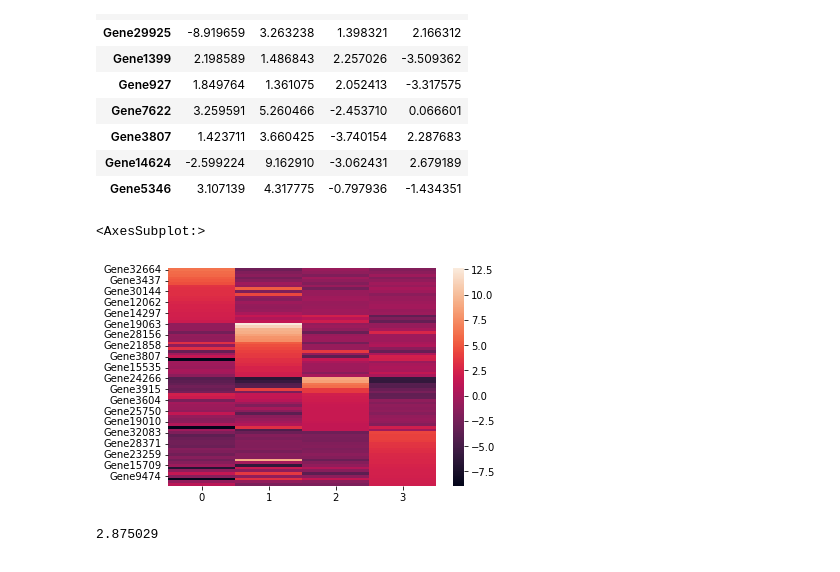
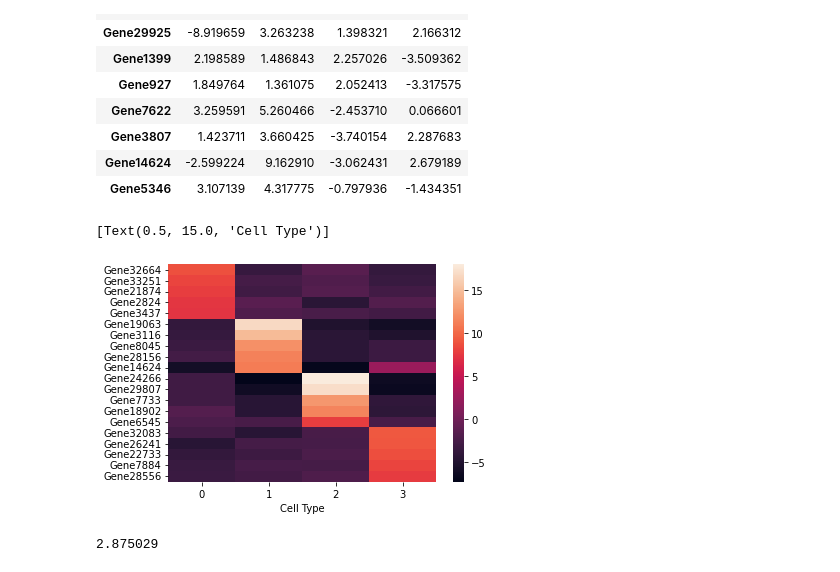
Before and after one commit to lewinsohndp/scSHARP, a Jupyter notebook: interpretation_analysis.ipynb, the cells around one changed output. Saved outputs shown, nothing was run; the diff lists cells and outputs as text; code cells hidden in the pictures.

```diff
--- a/interpretation_analysis.ipynb
+++ b/interpretation_analysis.ipynb
@@ -57,5 +57,5 @@ test_dataset  = torch.utils.data.TensorDataset(torch.tensor(X), torch.tensor(rea
 test_dataloader = torch.utils.data.DataLoader(test_dataset, batch_size=50, shuffle=False)
 # %%
 m = GCNModel("configs/2_40.txt", 2, dropout=0.0)
-m.train(dataloader, 10)
+m.train(dataloader, 150)
 # %% [output]
@@ -86,8 +103,8 @@ int_df = utilities.run_interpretation(m, X, rpca, final_preds, counts.columns.to
 # %%
-keep_genes = int_df.sort_values(0, ascending=False).head(20).index.tolist()
-keep_genes += int_df.sort_values(1, ascending=False).head(20).index.tolist()
-keep_genes += int_df.sort_values(2, ascending=False).head(20).index.tolist()
-keep_genes += int_df.sort_values(3, ascending=False).head(20).index.tolist()
+keep_genes = int_df.sort_values(0, ascending=False).head(5).index.tolist()
+keep_genes += int_df.sort_values(1, ascending=False).head(5).index.tolist()
+keep_genes += int_df.sort_values(2, ascending=False).head(5).index.tolist()
+keep_genes += int_df.sort_values(3, ascending=False).head(5).index.tolist()
 # %%
 repeated = list(set([x for x in keep_genes if keep_genes.count(x) > 1]))
 # %%
@@ -103,10 +120,11 @@ int_df.loc[repeated,:]
 | Gene14624 | -2.599224 | 9.162910 | -3.062431 | 2.679189 |
 | Gene5346 | 3.107139 | 4.317775 | -0.797936 | -1.434351 |
 # %%
-sns.heatmap(int_df.loc[keep_genes,:])
+ax = sns.heatmap(int_df.loc[keep_genes,:])
+ax.set(xlabel="Cell Type")
 # %% [output]
-<AxesSubplot:>
+[Text(0.5, 15.0, 'Cell Type')]
-[figure, old version]
+[figure, new version]
 # %%
 np.std(X[:,2])
 # %% [output]
```
Also changed, not shown: parts of 3 cells of this notebook.
